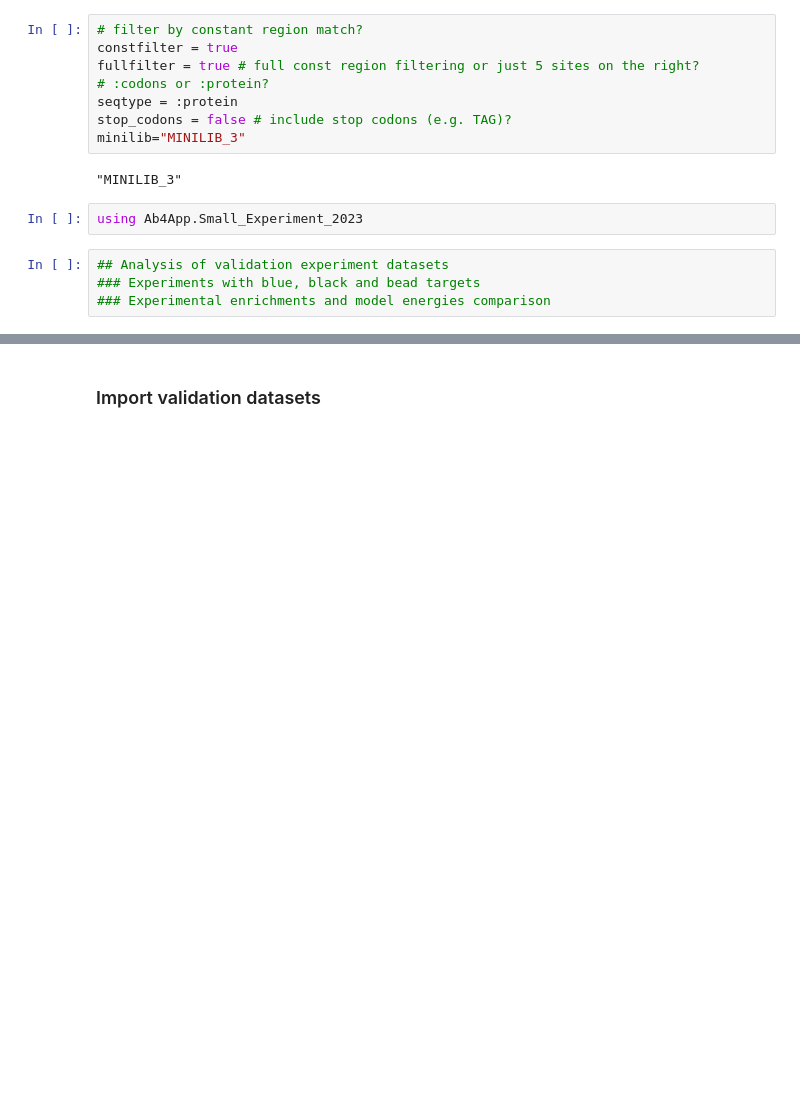
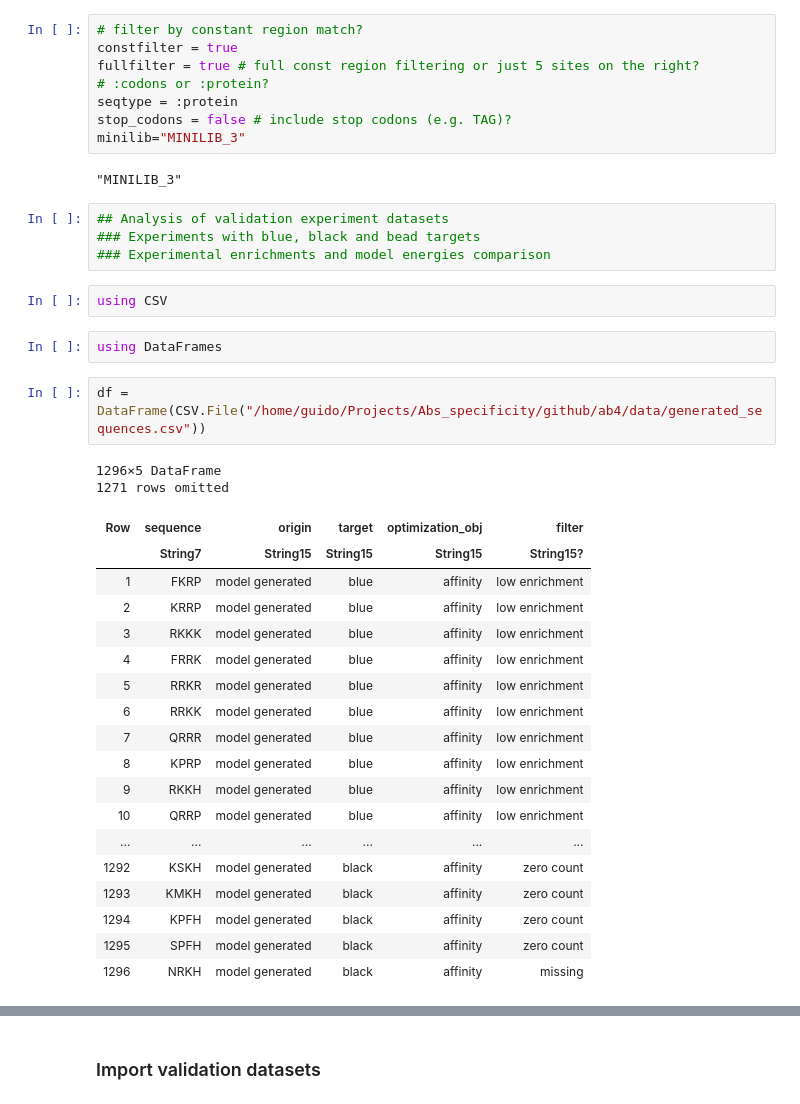
Before and after one commit to 2023ab4/ab4, a Jupyter notebook: notebooks/validation_generation.ipynb, the cells around one changed output, grey strips where cells are left out. Drawn from its saved outputs; the diff is of its cells as text; blank space fills up the shorter version.

Commit message:
gen model

```diff
--- a/notebooks/validation_generation.ipynb
+++ b/notebooks/validation_generation.ipynb
@@ -36,9 +31,34 @@ stop_codons = false # include stop codons (e.g. TAG)?
 minilib="MINILIB_3"
 # %% [output]
 "MINILIB_3"
-# %%
-using Ab4App.Small_Experiment_2023
 # %%
 ## Analysis of validation experiment datasets
 ### Experiments with blue, black and bead targets
 ### Experimental enrichments and model energies comparison
+# %%
+using CSV
+# %%
+using DataFrames
+# %%
+df = DataFrame(CSV.File("/home/guido/Projects/Abs_specificity/github/ab4/data/generated_sequences.csv"))
+# %% [output]
+1296×5 DataFrame
+1271 rows omitted
+| Row | sequence | origin | target | optimization_obj | filter |
+|  | String7 | String15 | String15 | String15 | String15? |
+| 1 | FKRP | model generated | blue | affinity | low enrichment |
+| 2 | KRRP | model generated | blue | affinity | low enrichment |
+| 3 | RKKK | model generated | blue | affinity | low enrichment |
+| 4 | FRRK | model generated | blue | affinity | low enrichment |
+| 5 | RRKR | model generated | blue | affinity | low enrichment |
+| 6 | RRKK | model generated | blue | affinity | low enrichment |
+| 7 | QRRR | model generated | blue | affinity | low enrichment |
+| 8 | KPRP | model generated | blue | affinity | low enrichment |
+| 9 | RKKH | model generated | blue | affinity | low enrichment |
+| 10 | QRRP | model generated | blue | affinity | low enrichment |
+| ... | ... | ... | ... | ... | ... |
+| 1292 | KSKH | model generated | black | affinity | zero count |
+| 1293 | KMKH | model generated | black | affinity | zero count |
+| 1294 | KPFH | model generated | black | affinity | zero count |
+| 1295 | SPFH | model generated | black | affinity | zero count |
+| 1296 | NRKH | model generated | black | affinity | missing |
```
Also changed, not shown: parts of 7 cells of this notebook, 2 other files.
